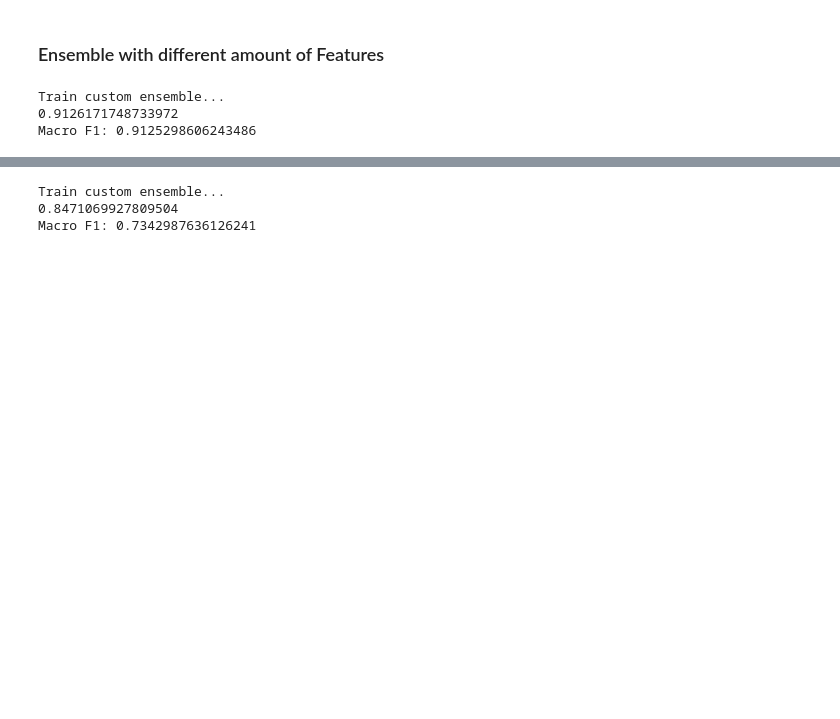
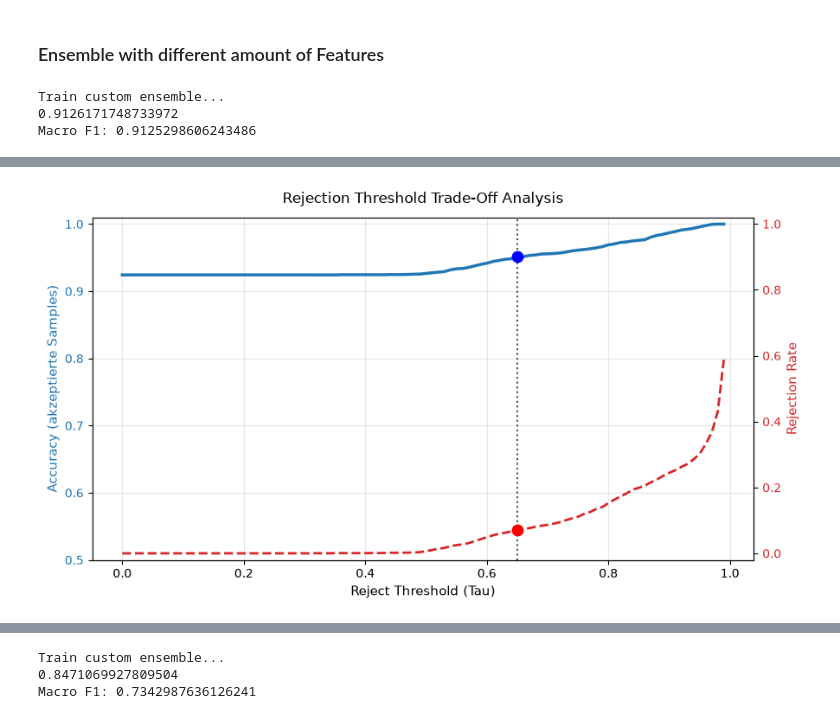
Before and after one commit to Boolean-true/CLACELL, a Jupyter notebook: training/train_models.ipynb, the cells around one changed output, grey strips where cells are left out. Cells and saved outputs as stored; diff of their text form; code cells hidden in the pictures; blank space fills up the shorter version.

Commit message:
add new approaches for the custom ensemble

```diff
--- a/training/train_models.ipynb
+++ b/training/train_models.ipynb
@@ -458,2 +491,7 @@ Categories (4, object): ['637C', 'A35', 'A36', 'D503']
 ['621B', 'D496']
 Categories (2, object): ['621B', 'D496']
+# %%
+if hasattr(X_train, "toarray"):
+    X_train = X_train.toarray()
+
+print(type(X_train))
@@ -459,0 +500,5 @@ Categories (2, object): ['621B', 'D496']
+# %%
+if hasattr(X_test, "toarray"):
+    X_train = X_train.toarray()
+
+print(type(X_test))
@@ -2628,0 +2616,89 @@ print(f"Macro F1: {f1_score(y_test, y_pred, average="macro")}")
+# %%
+import numpy as np
+import matplotlib.pyplot as plt
+
+def evaluate_rejection_tradeoff(model, X_val, y_val, thresholds=None):
+    """
+    Berechnet Accuracy (auf akzeptierten Samples) und Rejection Rate
+    für verschiedene Schwellenwerte auf einem Validierungsset.
+    """
+    if thresholds is None:
+        thresholds = np.linspace(0.0, 0.99, 100)
+
+    # Wahrscheinlichkeiten und maximale Konfidenz ermitteln
+    probas = model.predict_proba(X_val)
+    max_probas = np.max(probas, axis=1)
+
+    # Modell-Klassen abrufen
+    classes = getattr(model, "classes_", np.unique(y_val))
+    pred_classes = classes[np.argmax(probas, axis=1)]
+
+    accuracies = []
+    rejection_rates = []
+
+    for t in thresholds:
+        accepted_mask = max_probas >= t
+        n_accepted = np.sum(accepted_mask)
+        n_total = len(y_val)
+
+        # Rejection Rate
+        rej_rate = 1.0 - (n_accepted / n_total)
+        rejection_rates.append(rej_rate)
+
+        # Accuracy nur für akzeptierte Vorhersagen
+        if n_accepted > 0:
+            acc = np.mean(pred_classes[accepted_mask] == np.array(y_val)[accepted_mask])
+            accuracies.append(acc)
+        else:
+            accuracies.append(np.nan)
+
+    return np.array(thresholds), np.array(accuracies), np.array(rejection_rates)
+
+
+def plot_rejection_curve(thresholds, accuracies, rejection_rates, target_acc=0.95):
+    """Visualisiert die Validierungskurve für den Rejection Threshold."""
+    fig, ax1 = plt.subplots(figsize=(9, 5))
+
+    # Linke Achse: Accuracy
+    color = 'tab:blue'
+    ax1.set_xlabel('Reject Threshold (Tau)', fontsize=11)
+    ax1.set_ylabel('Accuracy (akzeptierte Samples)', color=color, fontsize=11)
+    ax1.plot(thresholds, accuracies, color=color, linewidth=2.5, label='Accuracy')
+    ax1.tick_params(axis='y', labelcolor=color)
+    ax1.set_ylim([min(0.5, np.nanmin(accuracies)), 1.01])
+
+    # Rechte Achse: Rejection Rate
+    ax2 = ax1.twinx()
+    color = 'tab:red'
+    ax2.set_ylabel('Rejection Rate', color=color, fontsize=11)
+    ax2.plot(thresholds, rejection_rates, color=color, linewidth=2, linestyle='--', label='Rejection Rate')
+    ax2.tick_params(axis='y', labelcolor=color)
+    ax2.set_ylim([-0.02, 1.02])
+
+    # Optimalen Punkt für eine Ziel-Accuracy markieren
+    if target_acc is not None:
+        valid_indices = np.where(accuracies >= target_acc)[0]
+        if len(valid_indices) > 0:
+            opt_idx = valid_indices[0]  # Niedrigster Threshold, der das Ziel erreicht
+            opt_tau = thresholds[opt_idx]
+            opt_acc = accuracies[opt_idx]
+            opt_rej = rejection_rates[opt_idx]
+
+            ax1.axvline(opt_tau, color='black', linestyle=':', alpha=0.7)
+            ax1.scatter([opt_tau], [opt_acc], color='blue', s=80, zorder=5)
+            ax2.scatter([opt_tau], [opt_rej], color='red', s=80, zorder=5)
+
+            print(f"=== Optimaler Threshold für Target Accuracy >= {target_acc:.1%} ===")
+            print(f"  • Threshold (Tau):   {opt_tau:.3f}")
+            print(f"  • Erreichte Accuracy: {opt_acc:.2%}")
+            print(f"  • Rejection Rate:     {opt_rej:.2%}")
+
+    plt.title('Rejection Threshold Trade-Off Analysis', fontsize=12, pad=12)
+    ax1.grid(True, alpha=0.3)
+    fig.tight_layout()
+    plt.show()
+
+# --- Beispielaufruf ---
+thresholds, accs, rej_rates = evaluate_rejection_tradeoff(ensemble, X_valid, y_valid)
+plot_rejection_curve(thresholds, accs, rej_rates, target_acc=0.95)
+# %% [output]
@@ -2628,0 +2709 @@ print(f"Macro F1: {f1_score(y_test, y_pred, average="macro")}")
+[figure, added]
```
Also changed, not shown: parts of 11 cells of this notebook, 3 other files.
